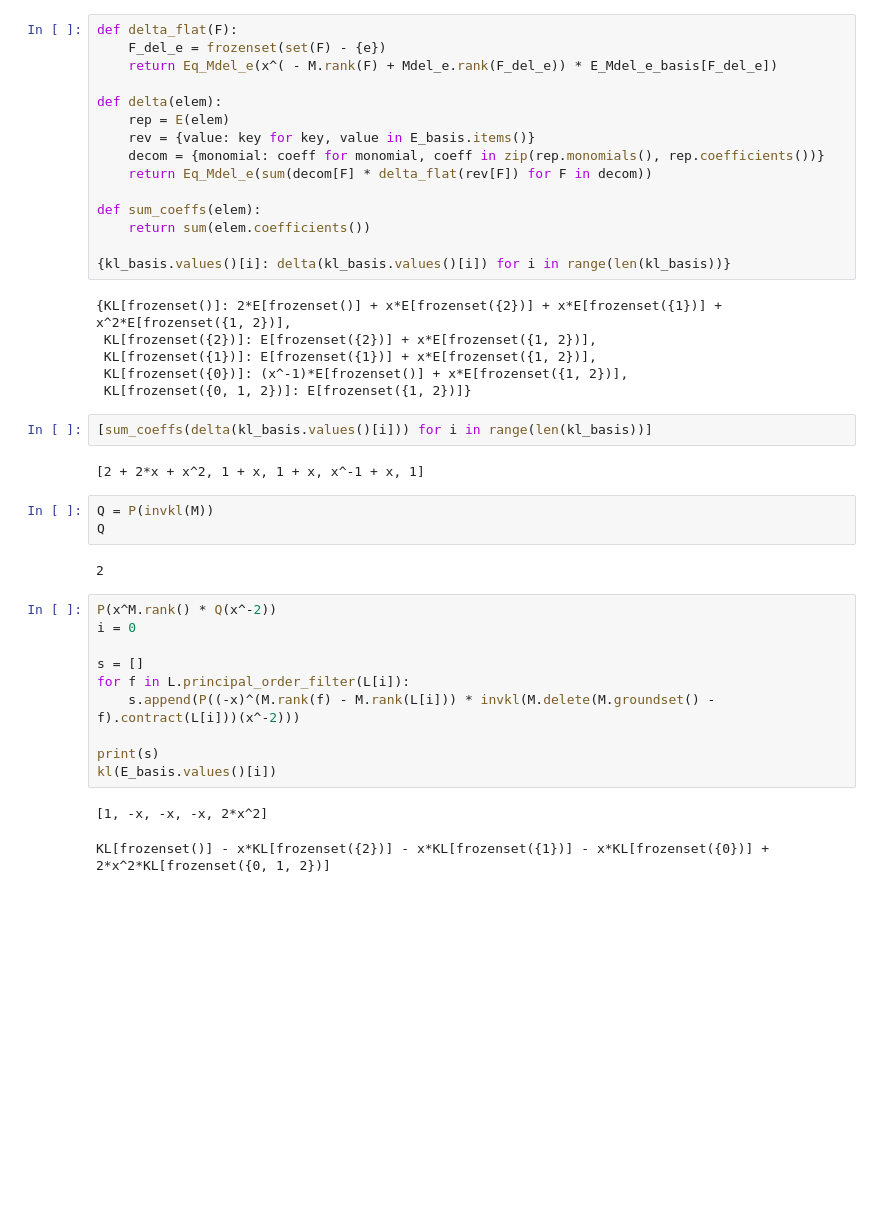
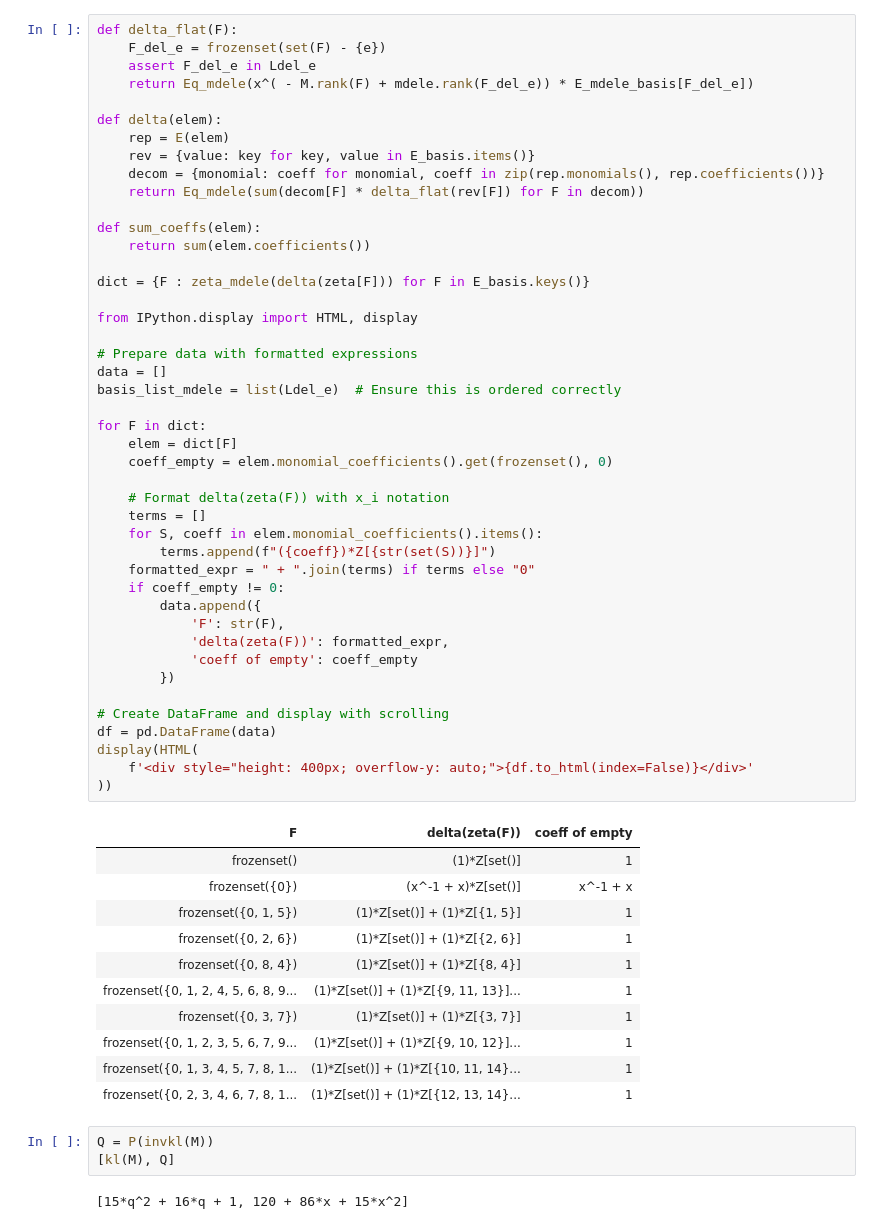
Before and after one commit to NutanNepal/ChowringofMatroids, a Jupyter notebook: qpolys/conjsntests/defMobAlg.ipynb/qMA.ipynb, the cells around one changed output. Drawn from its saved outputs; the diff is of its cells as text; blank space fills up the shorter version.

```diff
--- a/qpolys/conjsntests/defMobAlg.ipynb/qMA.ipynb
+++ b/qpolys/conjsntests/defMobAlg.ipynb/qMA.ipynb
@@ -176,46 +255,64 @@ E[frozenset({0, 1, 2})]
 # %%
 def delta_flat(F):
     F_del_e = frozenset(set(F) - {e})
-    return Eq_Mdel_e(x^( - M.rank(F) + Mdel_e.rank(F_del_e)) * E_Mdel_e_basis[F_del_e])
+    assert F_del_e in Ldel_e
+    return Eq_mdele(x^( - M.rank(F) + mdele.rank(F_del_e)) * E_mdele_basis[F_del_e])
 
 def delta(elem):
     rep = E(elem)
     rev = {value: key for key, value in E_basis.items()}
     decom = {monomial: coeff for monomial, coeff in zip(rep.monomials(), rep.coefficients())}
-    return Eq_Mdel_e(sum(decom[F] * delta_flat(rev[F]) for F in decom))
+    return Eq_mdele(sum(decom[F] * delta_flat(rev[F]) for F in decom))
 
 def sum_coeffs(elem):
     return sum(elem.coefficients())
 
-{kl_basis.values()[i]: delta(kl_basis.values()[i]) for i in range(len(kl_basis))}
+dict = {F : zeta_mdele(delta(zeta[F])) for F in E_basis.keys()}
+
+from IPython.display import HTML, display
+
+# Prepare data with formatted expressions
+data = []
+basis_list_mdele = list(Ldel_e)  # Ensure this is ordered correctly
+
+for F in dict:
+    elem = dict[F]
+    coeff_empty = elem.monomial_coefficients().get(frozenset(), 0)
+
+    # Format delta(zeta(F)) with x_i notation
+    terms = []
+    for S, coeff in elem.monomial_coefficients().items():
+        terms.append(f"({coeff})*Z[{str(set(S))}]")
+    formatted_expr = " + ".join(terms) if terms else "0"
+    if coeff_empty != 0:
+        data.append({
+            'F': str(F),
+            'delta(zeta(F))': formatted_expr,
+            'coeff of empty': coeff_empty
+        })
+
+# Create DataFrame and display with scrolling
+df = pd.DataFrame(data)
+display(HTML(
+    f'<div style="height: 400px; overflow-y: auto;">{df.to_html(index=False)}</div>'
+))
 # %% [output]
-{KL[frozenset()]: 2*E[frozenset()] + x*E[frozenset({2})] + x*E[frozenset({1})] + x^2*E[frozenset({1, 2})],
- KL[frozenset({2})]: E[frozenset({2})] + x*E[frozenset({1, 2})],
- KL[frozenset({1})]: E[frozenset({1})] + x*E[frozenset({1, 2})],
- KL[frozenset({0})]: (x^-1)*E[frozenset()] + x*E[frozenset({1, 2})],
- KL[frozenset({0, 1, 2})]: E[frozenset({1, 2})]}
+| F | delta(zeta(F)) | coeff of empty |
+| frozenset() | (1)*Z[set()] | 1 |
+| frozenset({0}) | (x^-1 + x)*Z[set()] | x^-1 + x |
+| frozenset({0, 1, 5}) | (1)*Z[set()] + (1)*Z[{1, 5}] | 1 |
+| frozenset({0, 2, 6}) | (1)*Z[set()] + (1)*Z[{2, 6}] | 1 |
+| frozenset({0, 8, 4}) | (1)*Z[set()] + (1)*Z[{8, 4}] | 1 |
+| frozenset({0, 1, 2, 4, 5, 6, 8, 9... | (1)*Z[set()] + (1)*Z[{9, 11, 13}]... | 1 |
+| frozenset({0, 3, 7}) | (1)*Z[set()] + (1)*Z[{3, 7}] | 1 |
+| frozenset({0, 1, 2, 3, 5, 6, 7, 9... | (1)*Z[set()] + (1)*Z[{9, 10, 12}]... | 1 |
+| frozenset({0, 1, 3, 4, 5, 7, 8, 1... | (1)*Z[set()] + (1)*Z[{10, 11, 14}... | 1 |
+| frozenset({0, 2, 3, 4, 6, 7, 8, 1... | (1)*Z[set()] + (1)*Z[{12, 13, 14}... | 1 |
-# %%
-[sum_coeffs(delta(kl_basis.values()[i])) for i in range(len(kl_basis))]
-# %% [output]
-[2 + 2*x + x^2, 1 + x, 1 + x, x^-1 + x, 1]
 # %%
 Q = P(invkl(M))
-Q
+[kl(M), Q]
 # %% [output]
-2
+[15*q^2 + 16*q + 1, 120 + 86*x + 15*x^2]
-# %%
-P(x^M.rank() * Q(x^-2))
-i = 0
-
-s = []
-for f in L.principal_order_filter(L[i]):
-    s.append(P((-x)^(M.rank(f) - M.rank(L[i])) * invkl(M.delete(M.groundset() - f).contract(L[i]))(x^-2)))
-
-print(s)
-kl(E_basis.values()[i])
-# %% [output]
-[1, -x, -x, -x, 2*x^2]
-KL[frozenset()] - x*KL[frozenset({2})] - x*KL[frozenset({1})] - x*KL[frozenset({0})] + 2*x^2*KL[frozenset({0, 1, 2})]
 # %%
 def change_of_basis(old, new, f):
     cob = []
```
Also changed, not shown: parts of 13 cells of this notebook, 3 other files.
